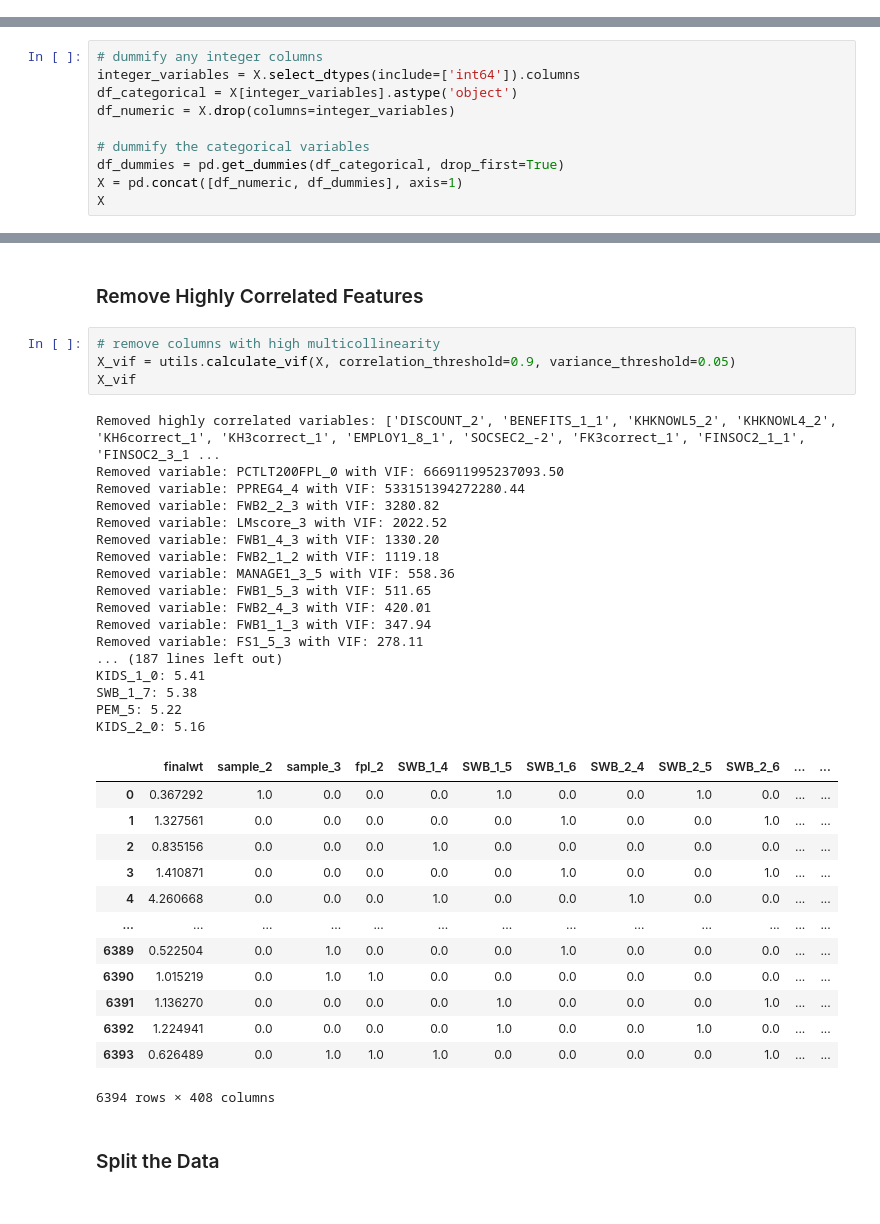
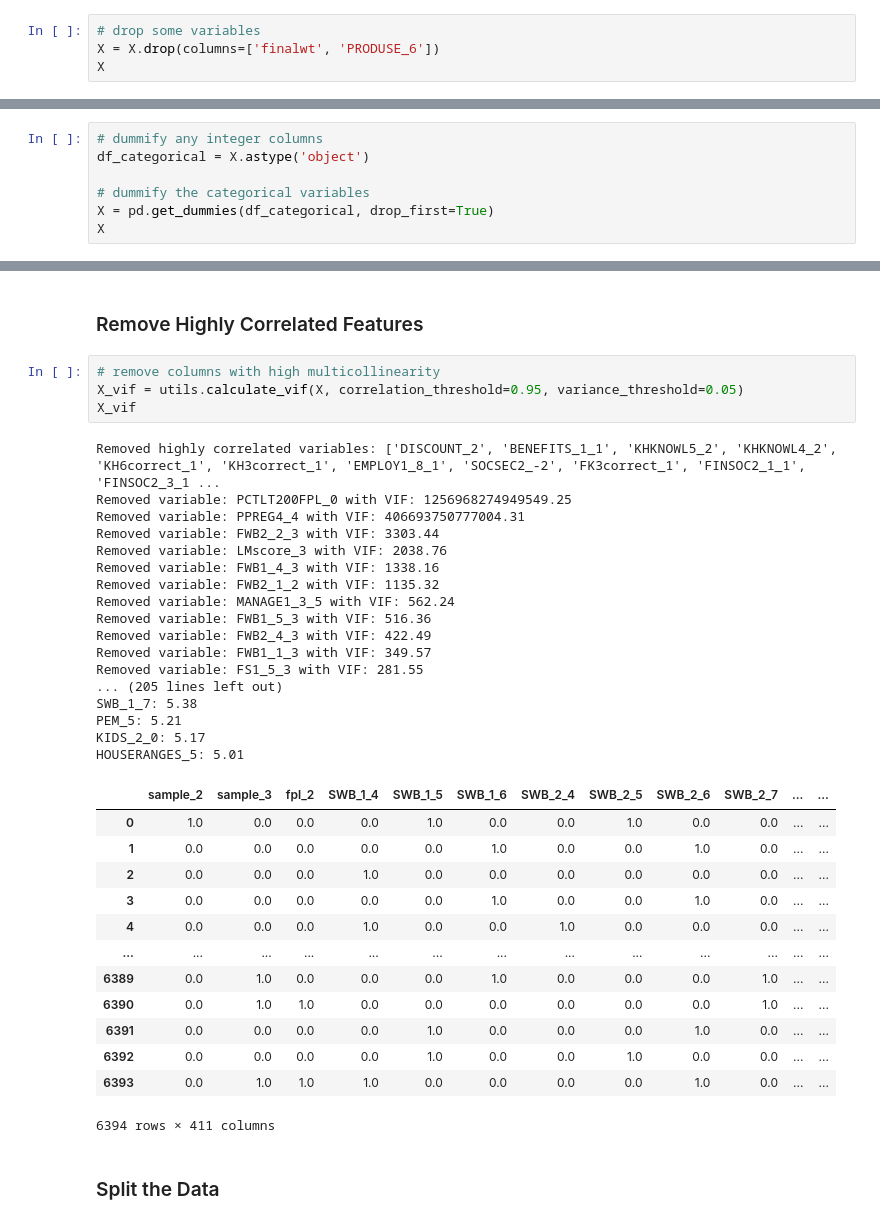
Before and after one commit to itsGarrin/prepaid-card-marketing, a Jupyter notebook: notebook/prepaid-card-marketing.ipynb, the cells around one changed output, grey strips where cells are left out. Saved outputs shown, nothing was run; the diff lists cells and outputs as text.

```diff
--- a/notebook/prepaid-card-marketing.ipynb
+++ b/notebook/prepaid-card-marketing.ipynb
@@ -118,3 +118,7 @@ df.describe()
 # Split the data into features and target
 X = df.drop(columns=['PUF_ID', 'PRODUSE_3'])
 y = df['PRODUSE_3']
+# %%
+# drop some variables
+X = X.drop(columns=['finalwt', 'PRODUSE_6'])
+X
@@ -128,12 +146,9 @@ y.value_counts().plot(kind='bar')
 ### Dummify the categorical variables
 # %%
 # dummify any integer columns
-integer_variables = X.select_dtypes(include=['int64']).columns
-df_categorical = X[integer_variables].astype('object')
-df_numeric = X.drop(columns=integer_variables)
+df_categorical = X.astype('object')
 
 # dummify the categorical variables
-df_dummies = pd.get_dummies(df_categorical, drop_first=True)
-X = pd.concat([df_numeric, df_dummies], axis=1)
+X = pd.get_dummies(df_categorical, drop_first=True)
 X
 # %% [output]
@@ -172,38 +187,38 @@ X
 ### Remove Highly Correlated Features
 # %%
 # remove columns with high multicollinearity
-X_vif = utils.calculate_vif(X, correlation_threshold=0.9, variance_threshold=0.05)
+X_vif = utils.calculate_vif(X, correlation_threshold=0.95, variance_threshold=0.05)
 X_vif
 # %% [output]
 Removed highly correlated variables: ['DISCOUNT_2', 'BENEFITS_1_1', 'KHKNOWL5_2', 'KHKNOWL4_2', 'KH6correct_1', 'KH3correct_1', 'EMPLOY1_8_1', 'SOCSEC2_-2', 'FK3correct_1', 'FINSOC2_1_1', 'FINSOC2_3_1 ...
-Removed variable: PCTLT200FPL_0 with VIF: 666911995237093.50
-Removed variable: PPREG4_4 with VIF: 533151394272280.44
-Removed variable: FWB2_2_3 with VIF: 3280.82
-Removed variable: LMscore_3 with VIF: 2022.52
-Removed variable: FWB1_4_3 with VIF: 1330.20
-Removed variable: FWB2_1_2 with VIF: 1119.18
-Removed variable: MANAGE1_3_5 with VIF: 558.36
-Removed variable: FWB1_5_3 with VIF: 511.65
-Removed variable: FWB2_4_3 with VIF: 420.01
-Removed variable: FWB1_1_3 with VIF: 347.94
-Removed variable: FS1_5_3 with VIF: 278.11
-... (187 lines left out)
-KIDS_1_0: 5.41
+Removed variable: PCTLT200FPL_0 with VIF: 1256968274949549.25
+Removed variable: PPREG4_4 with VIF: 406693750777004.31
+Removed variable: FWB2_2_3 with VIF: 3303.44
+Removed variable: LMscore_3 with VIF: 2038.76
+Removed variable: FWB1_4_3 with VIF: 1338.16
+Removed variable: FWB2_1_2 with VIF: 1135.32
+Removed variable: MANAGE1_3_5 with VIF: 562.24
+Removed variable: FWB1_5_3 with VIF: 516.36
+Removed variable: FWB2_4_3 with VIF: 422.49
+Removed variable: FWB1_1_3 with VIF: 349.57
+Removed variable: FS1_5_3 with VIF: 281.55
+... (205 lines left out)
 SWB_1_7: 5.38
-PEM_5: 5.22
-KIDS_2_0: 5.16
+PEM_5: 5.21
+KIDS_2_0: 5.17
+HOUSERANGES_5: 5.01
-|  | finalwt | sample_2 | sample_3 | fpl_2 | SWB_1_4 | SWB_1_5 | SWB_1_6 | SWB_2_4 | SWB_2_5 | SWB_2_6 | ... | ... |
-| 0 | 0.367292 | 1.0 | 0.0 | 0.0 | 0.0 | 1.0 | 0.0 | 0.0 | 1.0 | 0.0 | ... | ... |
-| 1 | 1.327561 | 0.0 | 0.0 | 0.0 | 0.0 | 0.0 | 1.0 | 0.0 | 0.0 | 1.0 | ... | ... |
-| 2 | 0.835156 | 0.0 | 0.0 | 0.0 | 1.0 | 0.0 | 0.0 | 0.0 | 0.0 | 0.0 | ... | ... |
-| 3 | 1.410871 | 0.0 | 0.0 | 0.0 | 0.0 | 0.0 | 1.0 | 0.0 | 0.0 | 1.0 | ... | ... |
-| 4 | 4.260668 | 0.0 | 0.0 | 0.0 | 1.0 | 0.0 | 0.0 | 1.0 | 0.0 | 0.0 | ... | ... |
+|  | sample_2 | sample_3 | fpl_2 | SWB_1_4 | SWB_1_5 | SWB_1_6 | SWB_2_4 | SWB_2_5 | SWB_2_6 | SWB_2_7 | ... | ... |
+| 0 | 1.0 | 0.0 | 0.0 | 0.0 | 1.0 | 0.0 | 0.0 | 1.0 | 0.0 | 0.0 | ... | ... |
+| 1 | 0.0 | 0.0 | 0.0 | 0.0 | 0.0 | 1.0 | 0.0 | 0.0 | 1.0 | 0.0 | ... | ... |
+| 2 | 0.0 | 0.0 | 0.0 | 1.0 | 0.0 | 0.0 | 0.0 | 0.0 | 0.0 | 0.0 | ... | ... |
+| 3 | 0.0 | 0.0 | 0.0 | 0.0 | 0.0 | 1.0 | 0.0 | 0.0 | 1.0 | 0.0 | ... | ... |
+| 4 | 0.0 | 0.0 | 0.0 | 1.0 | 0.0 | 0.0 | 1.0 | 0.0 | 0.0 | 0.0 | ... | ... |
 | ... | ... | ... | ... | ... | ... | ... | ... | ... | ... | ... | ... | ... |
-| 6389 | 0.522504 | 0.0 | 1.0 | 0.0 | 0.0 | 0.0 | 1.0 | 0.0 | 0.0 | 0.0 | ... | ... |
-| 6390 | 1.015219 | 0.0 | 1.0 | 1.0 | 0.0 | 0.0 | 0.0 | 0.0 | 0.0 | 0.0 | ... | ... |
-| 6391 | 1.136270 | 0.0 | 0.0 | 0.0 | 0.0 | 1.0 | 0.0 | 0.0 | 0.0 | 1.0 | ... | ... |
-| 6392 | 1.224941 | 0.0 | 0.0 | 0.0 | 0.0 | 1.0 | 0.0 | 0.0 | 1.0 | 0.0 | ... | ... |
-| 6393 | 0.626489 | 0.0 | 1.0 | 1.0 | 1.0 | 0.0 | 0.0 | 0.0 | 0.0 | 1.0 | ... | ... |
+| 6389 | 0.0 | 1.0 | 0.0 | 0.0 | 0.0 | 1.0 | 0.0 | 0.0 | 0.0 | 1.0 | ... | ... |
+| 6390 | 0.0 | 1.0 | 1.0 | 0.0 | 0.0 | 0.0 | 0.0 | 0.0 | 0.0 | 1.0 | ... | ... |
+| 6391 | 0.0 | 0.0 | 0.0 | 0.0 | 1.0 | 0.0 | 0.0 | 0.0 | 1.0 | 0.0 | ... | ... |
+| 6392 | 0.0 | 0.0 | 0.0 | 0.0 | 1.0 | 0.0 | 0.0 | 1.0 | 0.0 | 0.0 | ... | ... |
+| 6393 | 0.0 | 1.0 | 1.0 | 1.0 | 0.0 | 0.0 | 0.0 | 0.0 | 1.0 | 0.0 | ... | ... |
-6394 rows × 408 columns
+6394 rows × 411 columns
 # %% [markdown]
 ### Split the Data
```
Also changed, not shown: parts of 25 cells of this notebook.
